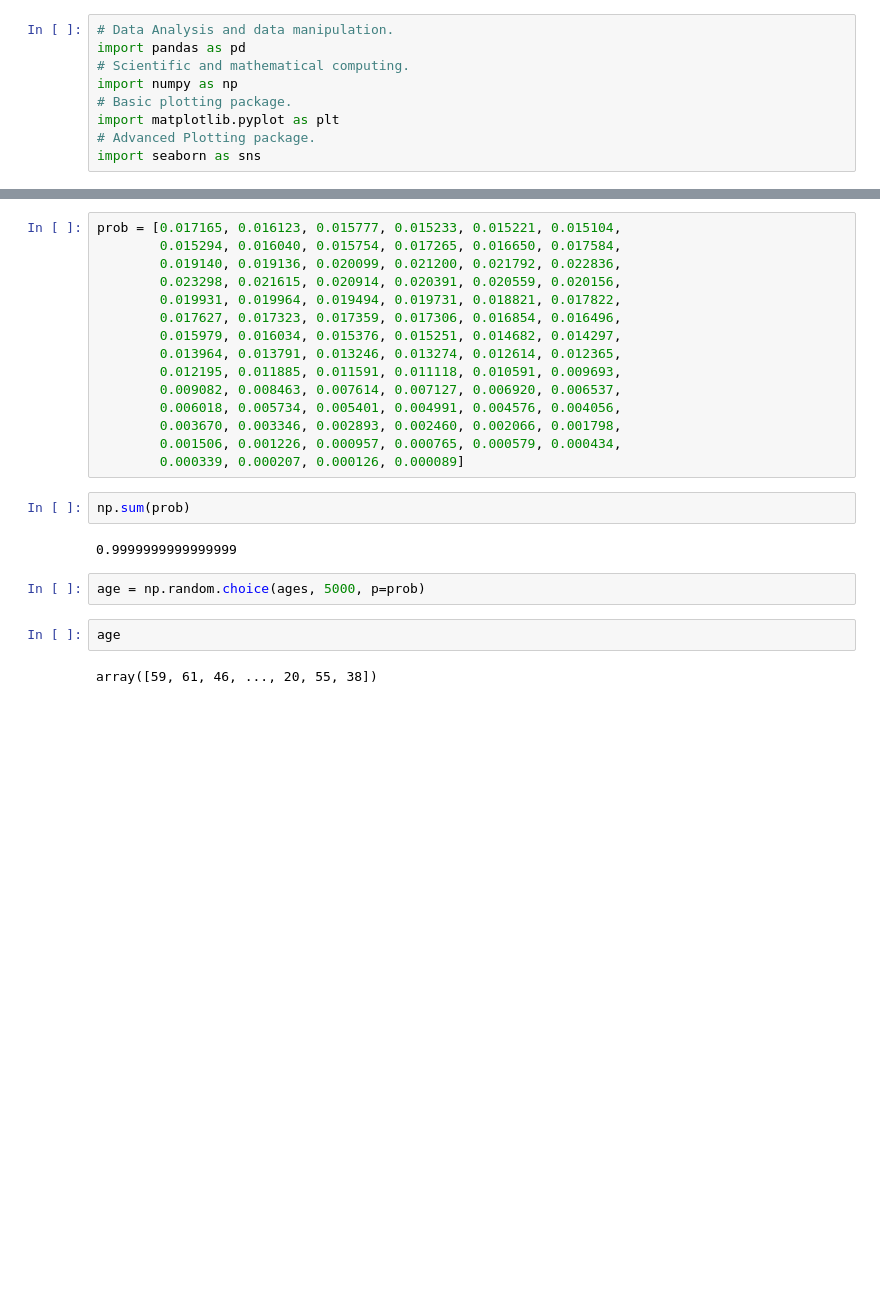
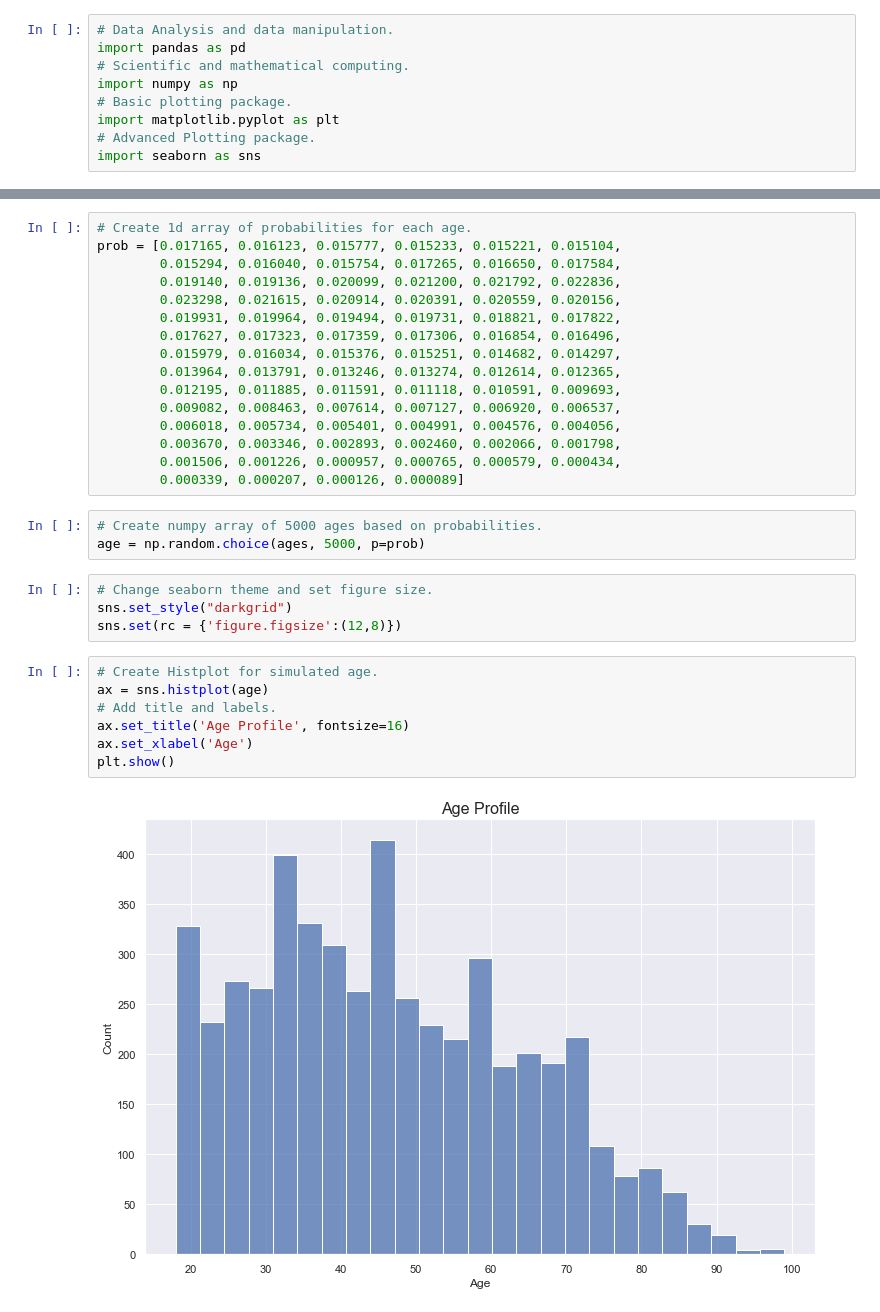
Before and after one commit to Sam-Tracey/PDA_Project_2021, a Jupyter notebook: Images/PDA_Project.ipynb, the cells around one changed output, grey strips where cells are left out. Saved outputs shown, nothing was run; the diff lists cells and outputs as text; blank space fills up the shorter version.

Commit message:
Added seaborn chart for age profile

```diff
--- a/Images/PDA_Project.ipynb
+++ b/Images/PDA_Project.ipynb
@@ -52,5 +57,6 @@ The age range which will be used for this dataset is 18-99 years of age.
 ages = np.arange(18, 100)
 # %%
+# Create 1d array of probabilities for each age.
 prob = [0.017165, 0.016123, 0.015777, 0.015233, 0.015221, 0.015104,
         0.015294, 0.016040, 0.015754, 0.017265, 0.016650, 0.017584,
         0.019140, 0.019136, 0.020099, 0.021200, 0.021792, 0.022836,
@@ -65,13 +71,19 @@ prob = [0.017165, 0.016123, 0.015777, 0.015233, 0.015221, 0.015104,
         0.003670, 0.003346, 0.002893, 0.002460, 0.002066, 0.001798,
         0.001506, 0.001226, 0.000957, 0.000765, 0.000579, 0.000434,
         0.000339, 0.000207, 0.000126, 0.000089]
-# %%
-np.sum(prob)
-# %% [output]
-0.9999999999999999
 # %%
+# Create numpy array of 5000 ages based on probabilities.
 age = np.random.choice(ages, 5000, p=prob)
-# %%
-age
-# %% [output]
-array([59, 61, 46, ..., 20, 55, 38])
+# %%
+# Change seaborn theme and set figure size.
+sns.set_style("darkgrid")
+sns.set(rc = {'figure.figsize':(12,8)})
+# %%
+# Create Histplot for simulated age.
+ax = sns.histplot(age)
+# Add title and labels.
+ax.set_title('Age Profile', fontsize=16)
+ax.set_xlabel('Age')
+plt.show()
+# %% [output]
+[figure, added]
```
Also changed, not shown: parts of 4 cells of this notebook, 1 other file.
